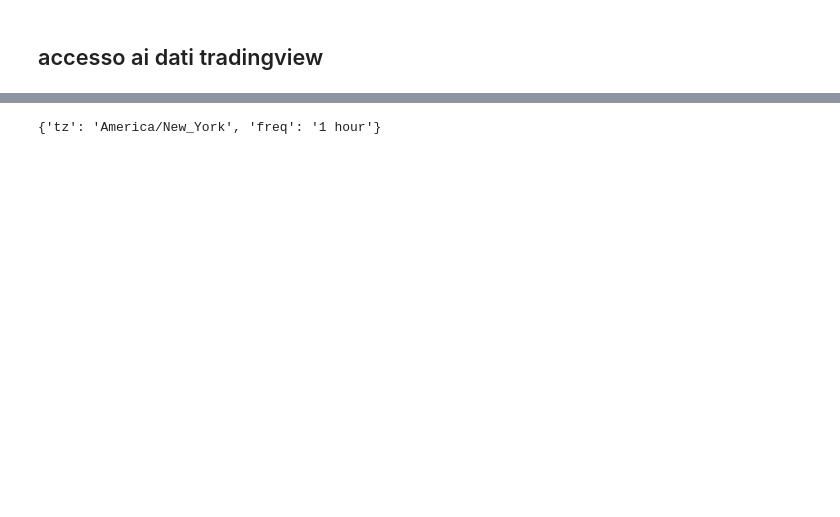
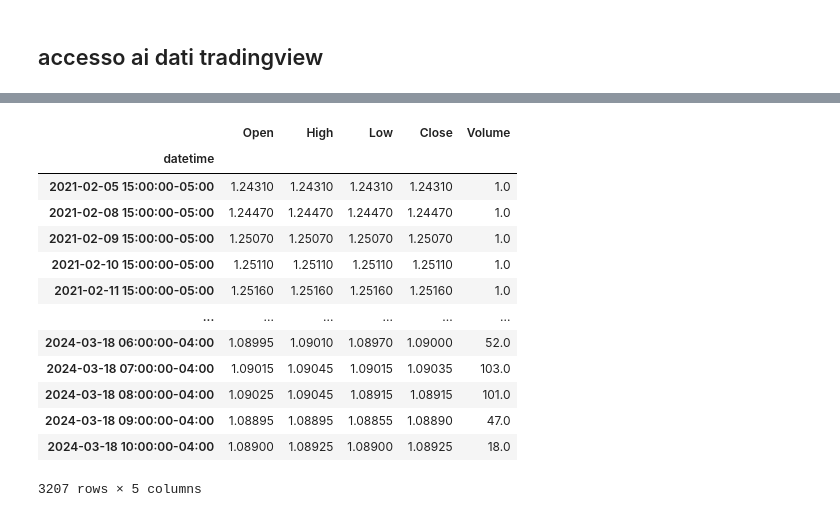
Before and after one commit to MK27MK/kaos, a Jupyter notebook: examples/study_london_session.ipynb, the cells around one changed output, grey strips where cells are left out. Saved outputs shown, nothing was run; the diff lists cells and outputs as text; code cells hidden in the pictures; blank space fills up the shorter version.

```diff
--- a/examples/study_london_session.ipynb
+++ b/examples/study_london_session.ipynb
@@ -42,4 +75,19 @@ data = vbt.TVData.fetch_symbol("CME:6EH2024", timeframe="1 hour", tz=STANDARD_TI
 # %%
-data[1]
+df: pd.DataFrame = data[0].copy()
+df.index = df.index.tz_convert(STANDARD_TIMEZONE)
+df
 # %% [output]
+|  | Open | High | Low | Close | Volume |
+| datetime |  |  |  |  |  |
+| 2021-02-05 15:00:00-05:00 | 1.24310 | 1.24310 | 1.24310 | 1.24310 | 1.0 |
+| 2021-02-08 15:00:00-05:00 | 1.24470 | 1.24470 | 1.24470 | 1.24470 | 1.0 |
+| 2021-02-09 15:00:00-05:00 | 1.25070 | 1.25070 | 1.25070 | 1.25070 | 1.0 |
+| 2021-02-10 15:00:00-05:00 | 1.25110 | 1.25110 | 1.25110 | 1.25110 | 1.0 |
+| 2021-02-11 15:00:00-05:00 | 1.25160 | 1.25160 | 1.25160 | 1.25160 | 1.0 |
+| ... | ... | ... | ... | ... | ... |
+| 2024-03-18 06:00:00-04:00 | 1.08995 | 1.09010 | 1.08970 | 1.09000 | 52.0 |
+| 2024-03-18 07:00:00-04:00 | 1.09015 | 1.09045 | 1.09015 | 1.09035 | 103.0 |
+| 2024-03-18 08:00:00-04:00 | 1.09025 | 1.09045 | 1.08915 | 1.08915 | 101.0 |
+| 2024-03-18 09:00:00-04:00 | 1.08895 | 1.08895 | 1.08855 | 1.08890 | 47.0 |
+| 2024-03-18 10:00:00-04:00 | 1.08900 | 1.08925 | 1.08900 | 1.08925 | 18.0 |
-{'tz': 'America/New_York', 'freq': '1 hour'}
+3207 rows × 5 columns
```
Also changed, not shown: parts of 5 cells of this notebook, 1 other file.
